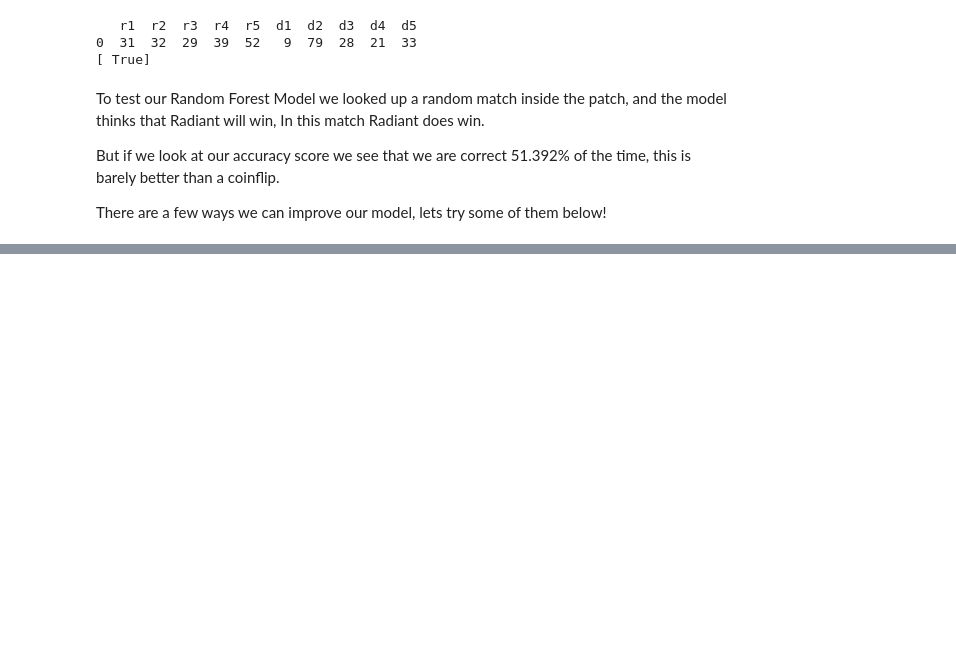
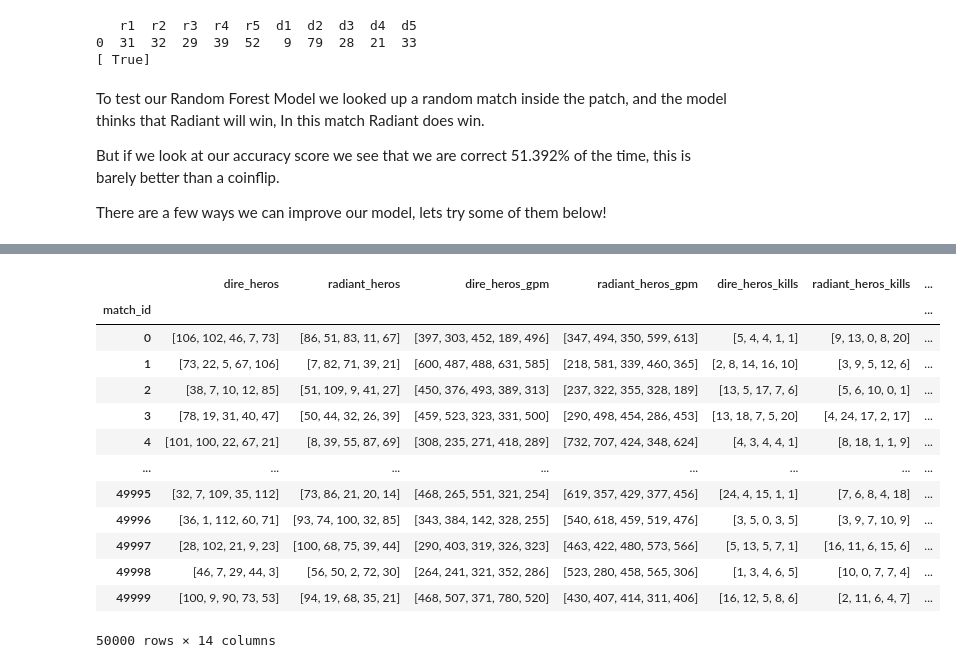
Before and after one commit to Mvtj22/ExploringDota2MatchData, a Jupyter notebook: Dota2matches:6-70-6-88.ipynb, the cells around one changed output, grey strips where cells are left out. Saved outputs shown, nothing was run; the diff lists cells and outputs as text; code cells hidden in the pictures; blank space fills up the shorter version.

```diff
--- a/Dota2matches:6-70-6-88.ipynb
+++ b/Dota2matches:6-70-6-88.ipynb
@@ -176,0 +179,49 @@ match
+# %%
+#As usual we start by combining the match data and player data
+
+#Change from players_slot to boolean for radiant team or not
+players["radiant"] = (players['player_slot'] < 5)
+
+#Groups by match id and radiant boolean, and for each will combine hero_id into a list
+combinedPlayerData = players.groupby(['match_id','radiant'])
+
+combinedHeroID = combinedPlayerData.hero_id.apply(lambda x: x.tolist())
+combinedGPM = combinedPlayerData.gold_per_min.apply(lambda x: x.tolist())
+combinedKills = combinedPlayerData.kills.apply(lambda x: x.tolist())
+combinedDeaths = combinedPlayerData.deaths.apply(lambda x: x.tolist())
+
+#We unstack so that we can get the team lists for each match_id into columns instead of a row for each match_id
+combinedHeroID = combinedHeroID.unstack()
+combinedGPM = combinedGPM.unstack()
+combinedKills = combinedKills.unstack()
+combinedDeaths = combinedDeaths.unstack()
+
+#We rename the columns to make more sense
+combinedHeroID.columns = ['dire_heros','radiant_heros']
+combinedGPM.columns = ['dire_heros_gpm','radiant_heros_gpm']
+combinedKills.columns = ['dire_heros_kills','radiant_heros_kills']
+combinedDeaths.columns = ['dire_heros_deaths','radiant_heros_deaths']
+
+mergedPlayerData = combinedHeroID.merge(combinedGPM,left_on='match_id',right_on='match_id')
+mergedPlayerData = mergedPlayerData.merge(combinedKills,left_on='match_id',right_on='match_id')
+mergedPlayerData = mergedPlayerData.merge(combinedDeaths,left_on='match_id',right_on='match_id')
+
+#Here we merge the two DataFrames together on the match_id columns, and make the match_id the index
+merged = mergedPlayerData.merge(match,left_on='match_id',right_on='match_id')
+merged = merged.set_index('match_id')
+merged
+# %% [output]
+|  | dire_heros | radiant_heros | dire_heros_gpm | radiant_heros_gpm | dire_heros_kills | radiant_heros_kills | ... |
+| match_id |  |  |  |  |  |  | ... |
+| 0 | [106, 102, 46, 7, 73] | [86, 51, 83, 11, 67] | [397, 303, 452, 189, 496] | [347, 494, 350, 599, 613] | [5, 4, 4, 1, 1] | [9, 13, 0, 8, 20] | ... |
+| 1 | [73, 22, 5, 67, 106] | [7, 82, 71, 39, 21] | [600, 487, 488, 631, 585] | [218, 581, 339, 460, 365] | [2, 8, 14, 16, 10] | [3, 9, 5, 12, 6] | ... |
+| 2 | [38, 7, 10, 12, 85] | [51, 109, 9, 41, 27] | [450, 376, 493, 389, 313] | [237, 322, 355, 328, 189] | [13, 5, 17, 7, 6] | [5, 6, 10, 0, 1] | ... |
+| 3 | [78, 19, 31, 40, 47] | [50, 44, 32, 26, 39] | [459, 523, 323, 331, 500] | [290, 498, 454, 286, 453] | [13, 18, 7, 5, 20] | [4, 24, 17, 2, 17] | ... |
+| 4 | [101, 100, 22, 67, 21] | [8, 39, 55, 87, 69] | [308, 235, 271, 418, 289] | [732, 707, 424, 348, 624] | [4, 3, 4, 4, 1] | [8, 18, 1, 1, 9] | ... |
+| ... | ... | ... | ... | ... | ... | ... | ... |
+| 49995 | [32, 7, 109, 35, 112] | [73, 86, 21, 20, 14] | [468, 265, 551, 321, 254] | [619, 357, 429, 377, 456] | [24, 4, 15, 1, 1] | [7, 6, 8, 4, 18] | ... |
+| 49996 | [36, 1, 112, 60, 71] | [93, 74, 100, 32, 85] | [343, 384, 142, 328, 255] | [540, 618, 459, 519, 476] | [3, 5, 0, 3, 5] | [3, 9, 7, 10, 9] | ... |
+| 49997 | [28, 102, 21, 9, 23] | [100, 68, 75, 39, 44] | [290, 403, 319, 326, 323] | [463, 422, 480, 573, 566] | [5, 13, 5, 7, 1] | [16, 11, 6, 15, 6] | ... |
+| 49998 | [46, 7, 29, 44, 3] | [56, 50, 2, 72, 30] | [264, 241, 321, 352, 286] | [523, 280, 458, 565, 306] | [1, 3, 4, 6, 5] | [10, 0, 7, 7, 4] | ... |
+| 49999 | [100, 9, 90, 73, 53] | [94, 19, 68, 35, 21] | [468, 507, 371, 780, 520] | [430, 407, 414, 311, 406] | [16, 12, 5, 8, 6] | [2, 11, 6, 4, 7] | ... |
+50000 rows × 14 columns
```
Also changed, not shown: parts of 2 cells of this notebook.
